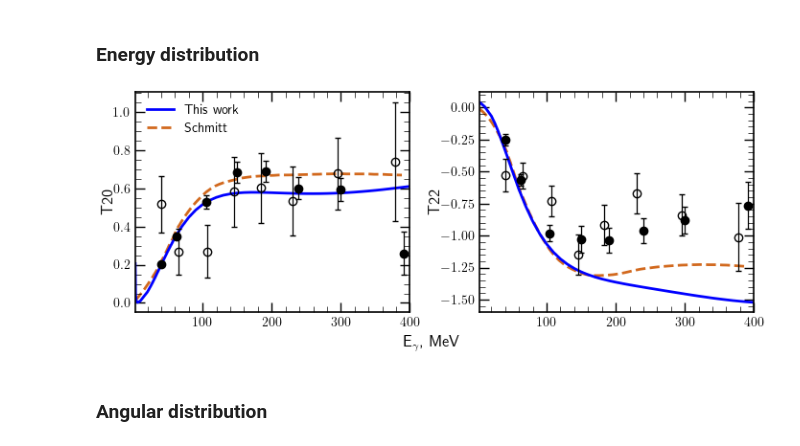
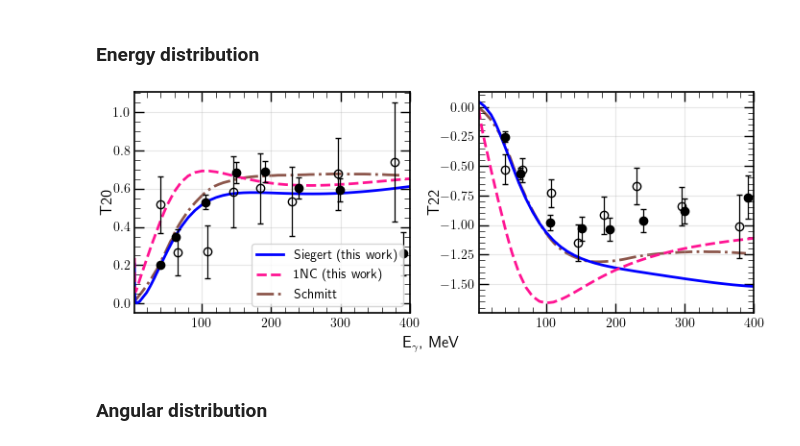
Before and after one commit to VitaliiUr/thesis, a Jupyter notebook: PlotData/Deuteron/Tensor_power.ipynb, the cells around one changed output. Saved outputs shown, nothing was run; the diff lists cells and outputs as text; code cells hidden in the pictures.

```diff
--- a/PlotData/Deuteron/Tensor_power.ipynb
+++ b/PlotData/Deuteron/Tensor_power.ipynb
@@ -102,7 +102,7 @@ CROSS CROSS2 P1 P2 PHIP WAVE T11D T20D T21D T22D T11D2 T20D2 T21D2 T22D2 AX AY A
 # %% [markdown]
 ### Energy distribution
 # %%
-df_raczek_T20_88 = pd.read_csv("Deuteron/ExpData/TensoeAnalyzingPower/raczek_mishev_T20_88.csv",
+df_raczek_T20_88 = pd.read_csv("ExpData/TensoeAnalyzingPower/raczek_mishev_T20_88.csv",
                                header=None, skiprows=2,
                                names=["raczek_X", "raczek_Y",
                                       "raczek_errX", "raczek_errY",
@@ -113,10 +113,10 @@ df_raczek_T20_88["raczek_err"] = df_raczek_T20_88["raczek_errY"] - \
 df_raczek_T20_88["mishev_err"] = df_raczek_T20_88["mishev_errY"] - \
     df_raczek_T20_88["mishev_Y"]
 
-df_arenh_T20_88 = pd.read_csv("Deuteron/ExpData/TensoeAnalyzingPower/arenhovel_T20.csv",
+df_arenh_T20_88 = pd.read_csv("ExpData/TensoeAnalyzingPower/arenhovel_T20.csv",
                               header=None, names=["energy", "T20"])
 
-df_raczek_T22_88 = pd.read_csv("Deuteron/ExpData/TensoeAnalyzingPower/raczek_mishev_T22_88.csv",
+df_raczek_T22_88 = pd.read_csv("ExpData/TensoeAnalyzingPower/raczek_mishev_T22_88.csv",
                                header=None, skiprows=2,
                                names=["raczek_X", "raczek_Y",
                                       "raczek_errX", "raczek_errY",
@@ -127,13 +127,15 @@ df_raczek_T22_88["raczek_err"] = df_raczek_T22_88["raczek_errY"] - \
 df_raczek_T22_88["mishev_err"] = df_raczek_T22_88["mishev_errY"] - \
     df_raczek_T22_88["mishev_Y"]
 
-df_arenh_T22_88 = pd.read_csv("Deuteron/ExpData/TensoeAnalyzingPower/arenhovel_T22.csv",
+df_arenh_T22_88 = pd.read_csv("ExpData/TensoeAnalyzingPower/arenhovel_T22.csv",
                               header=None, names=["energy", "T22"])
 # %%
+# df_tmp = df_my[(df_my.FORCE == "N4LO+") &
+#                # (df_my.CUTOFF == 450) &
+#                (df_my.angle == 88) &
+#                (df_my.WAVE == "SIEGERT")]
 df_tmp = df_my[(df_my.FORCE == "N4LO+") &
-               # (df_my.CUTOFF == 450) &
-               (df_my.angle == 88) &
-               (df_my.WAVE == "SIEGERT")]
+               (df_my.angle == 88)]
 df_tmp = df_tmp.sort_values("Energy")
 # %%
 fig, ax = plt.subplots(1, 2, figsize=(7, 2.8), constrained_layout=True)
@@ -143,56 +145,63 @@ fig.supxlabel("E$_\gamma$, MeV", size=12)
 #            df_tmp[df_tmp.CUTOFF == 400].T20D2,
 #            label="N4LO+ 400", zorder=2, lw=2)
 
-ax[0].plot(df_tmp[df_tmp.CUTOFF == 450].Energy,
-           df_tmp[df_tmp.CUTOFF == 450].T20D2,
-           label="This work", zorder=2, lw=2, **line_styles["SIEGERT"])
+ax[0].plot(df_tmp[(df_tmp.CUTOFF == 450) & (df_tmp.WAVE == "SIEGERT")].Energy,
+           df_tmp[(df_tmp.CUTOFF == 450) & (df_tmp.WAVE == "SIEGERT")].T20D2,
+           label="This work Siegert", zorder=2, lw=2, **line_styles["SIEGERT"])
+ax[0].plot(df_tmp[(df_tmp.CUTOFF == 450) & (df_tmp.WAVE == "1NC")].Energy,
+           df_tmp[(df_tmp.CUTOFF == 450) & (df_tmp.WAVE == "1NC")].T20D2,
+           label="This work 1NC", zorder=2, lw=2, **line_styles["1NC"])
 
 # ax[0].plot(df_tmp[df_tmp.CUTOFF == 500].Energy,
 #            df_tmp[df_tmp.CUTOFF == 500].T20D2,
 #            label="N4LO+ 500", zorder=2, lw=2)
 
 # ax[0].plot(df_tmp[df_tmp.CUTOFF == 550].Energy,
 #            df_tmp[df_tmp.CUTOFF == 550].T20D2,
 #            label="N4LO+ 550", zorder=2, lw=2)
 ax[0].plot(df_arenh_T20_88.energy, df_arenh_T20_88.T20, label="Arenhovel",
-           ls="dashed", zorder=1, lw=2, color="chocolate")
+           ls="-.", zorder=1, lw=2, color="tab:brown")
 ax[0].errorbar(df_raczek_T20_88.raczek_X, df_raczek_T20_88.raczek_Y, yerr=df_raczek_T20_88.raczek_err,
                zorder=3, label="Rachek et al", **exp_style[0], **marker_common)
 ax[0].errorbar(df_raczek_T20_88.mishev_X, df_raczek_T20_88.mishev_Y, yerr=df_raczek_T20_88.mishev_err,
                zorder=3, label="Mishev et al", **exp_style[1], **marker_common)
 # ax[0].legend(fontsize=6)
-ax[0].tick_params(which='minor', direction='in', length=4,
-                  width=0.5, top=True, right=True)
-ax[0].tick_params(which='major', direction='in',
-                  length=7, width=1, top=True, right=True)
 ax[0].set_ylabel("T20", labelpad=-1, size=12)
 
-ax[1].plot(df_tmp[df_tmp.CUTOFF == 450].Energy,
-           df_tmp[df_tmp.CUTOFF == 450].T22D2,
-           label="N4LO+",
-           zorder=2, lw=2, **line_styles["SIEGERT"])
+ax[1].plot(df_tmp[(df_tmp.CUTOFF == 450) & (df_tmp.WAVE == "SIEGERT")].Energy,
+           df_tmp[(df_tmp.CUTOFF == 450) & (df_tmp.WAVE == "SIEGERT")].T22D2,
+           label="This work Siegert", zorder=2, lw=2, **line_styles["SIEGERT"])
+ax[1].plot(df_tmp[(df_tmp.CUTOFF == 450) & (df_tmp.WAVE == "1NC")].Energy,
+           df_tmp[(df_tmp.CUTOFF == 450) & (df_tmp.WAVE == "1NC")].T22D2,
+           label="This work 1NC", zorder=2, lw=2, **line_styles["1NC"])
+
 ax[1].plot(df_arenh_T22_88.energy, df_arenh_T22_88.T22,
-           label="arenhovel", ls="dashed", zorder=1,
-           lw=2, color="chocolate")
+           label="arenhovel", ls="-.", zorder=1,
+           lw=2, color="tab:brown")
 ax[1].errorbar(df_raczek_T22_88.raczek_X, df_raczek_T22_88.raczek_Y, yerr=df_raczek_T22_88.raczek_err,
                zorder=3, label="Rachek et al", **exp_style[0], **marker_common)
 ax[1].errorbar(df_raczek_T22_88.mishev_X, df_raczek_T22_88.mishev_Y, yerr=df_raczek_T22_88.mishev_err,
                zorder=3, label="Mishev et al", **exp_style[1], **marker_common)
 # ax[1].legend(fontsize=6)
-ax[1].tick_params(which='minor', direction='in', length=4,
-                  width=0.5, top=True, right=True)
-ax[1].tick_params(which='major', direction='in',
-                  length=7, width=1, top=True, right=True)
+for axx in ax:
+        axx.xaxis.set_minor_locator(mpl.ticker.AutoMinorLocator())
+        axx.yaxis.set_minor_locator(mpl.ticker.AutoMinorLocator())
+        axx.tick_params(which='minor', direction='in', length=4,
+                        width=0.5, top=True, right=True)
+        axx.tick_params(which='major', direction='in',
+                        length=7, width=1, top=True, right=True)
+        axx.grid(alpha=0.3)
 ax[1].set_ylabel("T22", labelpad=-1, size=12)
 ax[0].set_xlim([2.5, 400])
 ax[1].set_xlim([2.5, 400])
 # plt.ylabel(
-ax[0].legend(["This work", "Schmitt"])
+ax[0].legend(["Siegert (this work)", "1NC (this work)",  "Schmitt"])
 # fig.tight_layout()
-plt.savefig(f"Figures_De/T20_T22_vs_en.pdf", dpi=600, facecolor="white")
+
+plt.savefig(f"../Figures_De/T20_T22_vs_en.pdf", dpi=600, facecolor="white")
 plt.show()
 # %% [output]
-[figure, old version]
+[figure, new version]
 # %% [markdown]
 ### Angular distribution
 # %%
```
Also changed, not shown: parts of 14 cells of this notebook, 17 other files.
